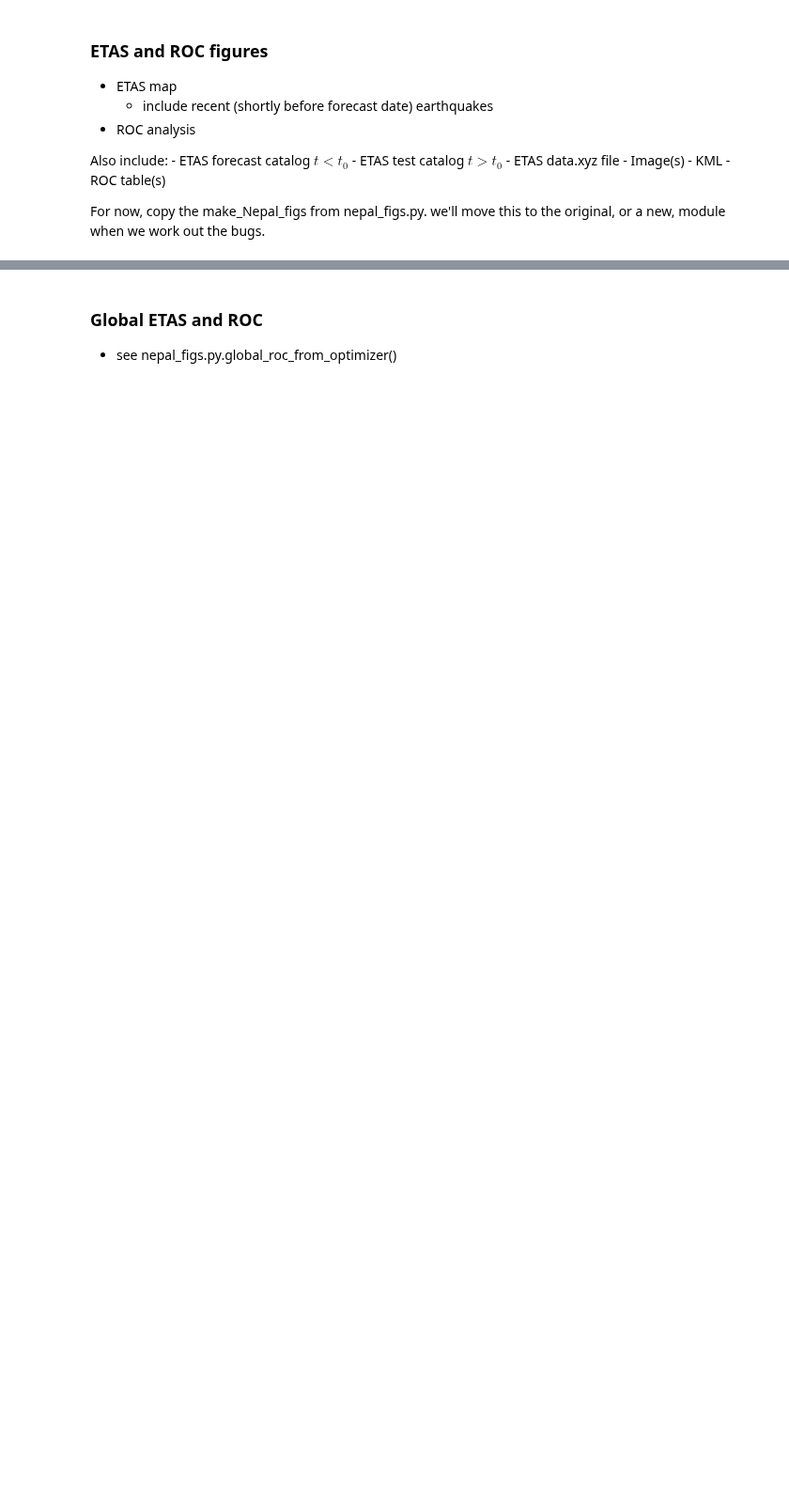
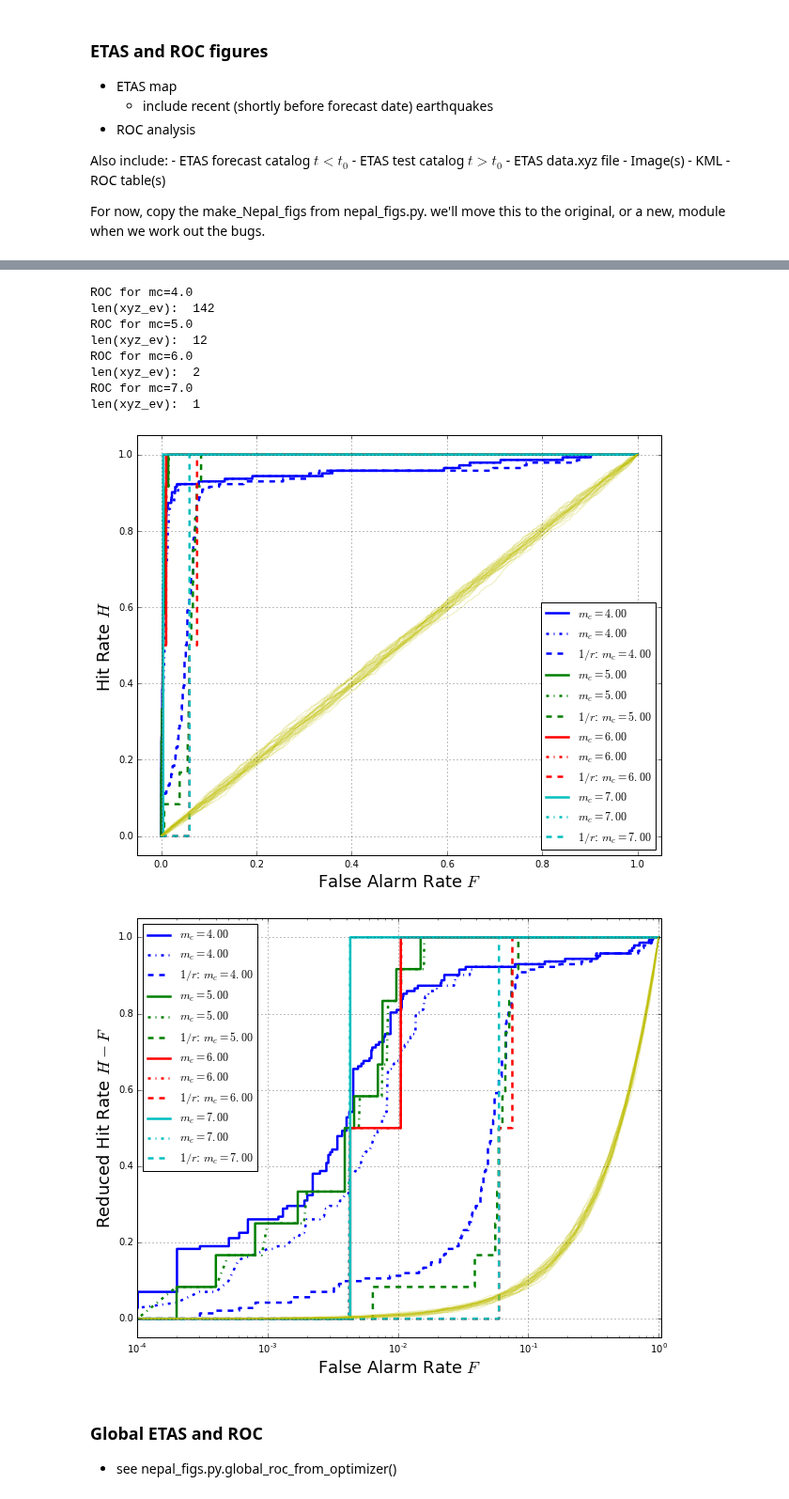
Before and after one commit to markyoder/globalETAS, a Jupyter notebook: global_etas_figs_revision.ipynb, the cells around one changed output, grey strips where cells are left out. Shown at 94% size. Cells and saved outputs as stored; diff of their text form; code cells hidden in the pictures; blank space fills up the shorter version.

```diff
--- a/global_etas_figs_revision.ipynb
+++ b/global_etas_figs_revision.ipynb
@@ -153,4 +239,6 @@ print(max(nepal_etas_test.catalog['event_date']))
 # %%
+# designate ETAS class instances:
+#
 etas_test = nepal_etas_test
 test_catalog = etas_test.catalog
 etas_fc = nepal_etas_fc
@@ -163,8 +251,8 @@ mag=7.8
 L_r = .5*10**(.5*mag - 1.76)
 xyz = etas_fc.ETAS_array
 # make a null mode with z ~ 1/r. we'll probably need a contour figure of this.
-xyz_null = [[x,y,((L_r + great_circle((y,x), (y0,x0)).km)**(-null_dist_expon))] for x,y,z in xyz]
-xyz_null_1 = [[x,y,((L_r + great_circle((y,x), (y0,x0)).km)**(-1.))] for x,y,z in xyz]
+xyz_null = [[x,y,((L_r + geopy.distance.great_circle((y,x), (y0,x0)).km)**(-null_dist_expon))] for x,y,z in xyz]
+xyz_null_1 = [[x,y,((L_r + geopy.distance.great_circle((y,x), (y0,x0)).km)**(-1.))] for x,y,z in xyz]
 xyz_events = list(zip(test_catalog['lon'], test_catalog['lat'], test_catalog['mag']))
 #
 # now, replace all of this "get x,y and ROC" stuff with the optimizers.roc_tools equivalents.
@@ -198,15 +286,23 @@ for j,mc in enumerate(mcs):
     #events = [z for x,y,z in ROC_handler if z>=mc]
     # calc_roc(Z_fc=self.z_fc, Z_ev=self.z_events
     FH      = ROC_real.calc_roc()
+    FH_molc = ROC_real.calc_molchan()
     FH_null = ROC_null.calc_roc()
     #FH_null_1 = ROC_null_1.calc_roc()
     #
+    # plot ETAS FH and 'null' (1/r) FH on ax1 (linear)
     ax1.plot(*zip(*FH), ls='-', color=clr, marker='', lw=2.5, label='$m_c=%.2f$' % mc)
+    ax1.plot(*zip(*FH_molc), ls='-.', color=clr, marker='', lw=2.5, label='$m_c=%.2f$' % mc)
+    # to do a fill_between the molchan and ROC, we need to first interpolate the two onto the same x-axis.
+    #ax1.fill_between([x for x,y in FH], [y for x,y in FH], [y for x,y in FH_molc], color=clr, alpha=.25)
     ax1.plot(*zip(*FH_null), ls='--', color=clr, marker='', lw=2.5, label='$1/r$: $m_c=%.2f$' % mc)
     #
+    # plot ETAS and null (1/r) FH on ax2 (log)
     #ax2.plot(*zip(*[[f,h-f] for f,h in FH]), ls='-', color=clr, marker='', lw=2.5, label='$m_c=%.2f$' % mc)
     #ax2.plot(*zip(*[[f,h-f] for f,h in FH_null]), ls='--', color=clr, marker='', lw=2.5, label='$1/r$: $m_c=%.2f$' % mc)
     ax2.plot(*zip(*FH), ls='-', color=clr, marker='', lw=2.5, label='$m_c=%.2f$' % mc)
+    ax2.plot(*zip(*FH_molc), ls='-.', color=clr, marker='', lw=2.5, label='$m_c=%.2f$' % mc)
+    #ax2.fill_between([x for x,y in FH], [y for x,y in FH], [y for x,y in FH_molc], color=clr, alpha=.25)
     ax2.plot(*zip(*FH_null), ls='--', color=clr, marker='', lw=2.5, label='$1/r$: $m_c=%.2f$' % mc)
     #
     # try a fill-between on exp=1., exp=exp_aftershcks for the null model.
@@ -256,30 +352,41 @@ ax2.set_xlim((-.05, 1.05))
 ax2.grid()
 ax2.legend(loc=0, numpoints=1)
 ax2.set_ylabel('Reduced Hit Rate $H-F$', size=18)
 ax2.set_xlabel('False Alarm Rate $F$', size=18)
 #self.__dict__.update(locals())
 #
 
 #################################################
 #################################################
 with open(os.path.join(revisions_data, 'nepal_xyz_etas_fc.xyz'), 'w') as f:
     f.write('#x\t\ty\tz\n')
     for rw in xyz:
         f.write('{}\n'.format('\t'.join([str(x) for x in rw])))
 #
 with open(os.path.join(revisions_data, 'nepal_xyz_etas_fc_nul_exp_135.xyz'), 'w') as f:
     f.write('#x\t\ty\tz\n')
     for rw in xyz:
         f.write('{}\n'.format('\t'.join([str(x) for x in rw])))
 #
 
 with open(os.path.join(revisions_data, 'nepal_test_catalog.cat'), 'w') as f:
     etas_test.catalog.tofile(f, sep='\t')
 with open(os.path.join(revisions_data, 'nepal_fc_catalog.cat'), 'w') as f:
     nepal_etas_fc.catalog.tofile(f, sep='\t')
 
 fg1.savefig(os.path.join(revisions_data, 'nepal_roc_lin.png'))
 fg2.savefig(os.path.join(revisions_data, 'nepal_roc_log.png'))
 
 
 #A = nepal__ROC_script()
+# %% [output]
+ROC for mc=4.0
+len(xyz_ev):  142
+ROC for mc=5.0
+len(xyz_ev):  12
+ROC for mc=6.0
+len(xyz_ev):  2
+ROC for mc=7.0
+len(xyz_ev):  1
+[figure, added]
+[figure, added]
```
Also changed, not shown: parts of 14 cells of this notebook, 3 other files.
